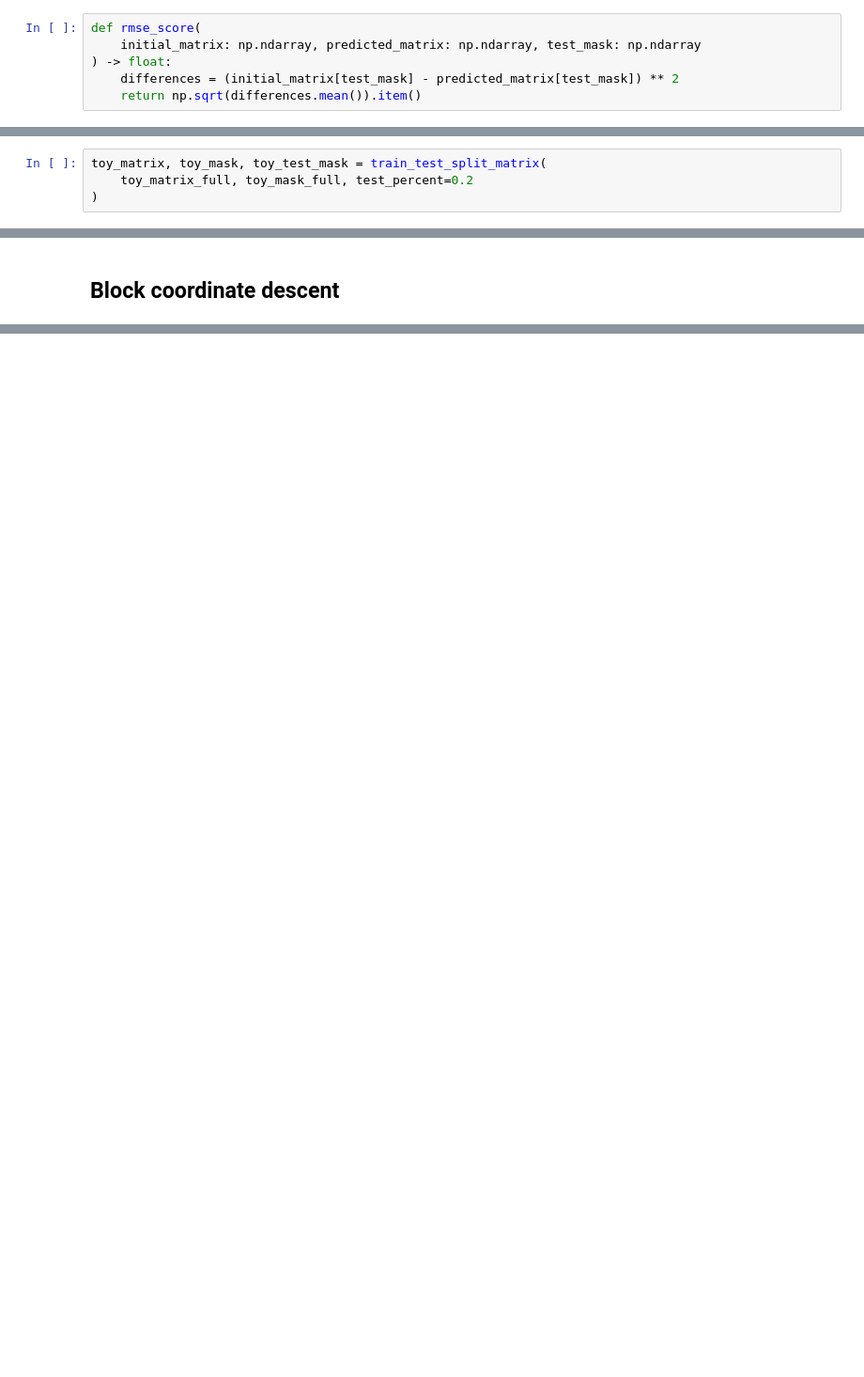
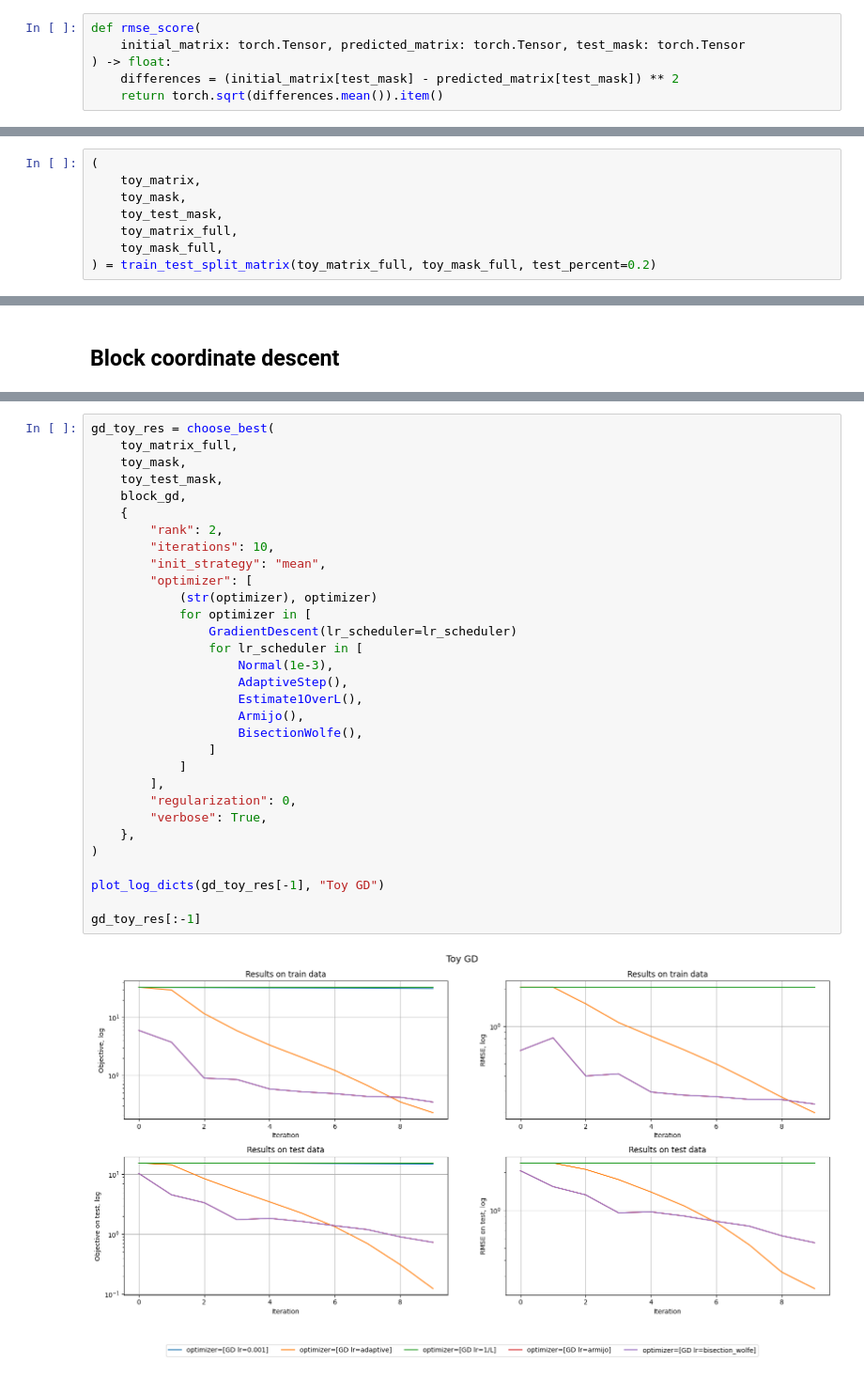
Before and after one commit to dsomni/hdda-f24, a Jupyter notebook: solution.ipynb, the cells around one changed output, grey strips where cells are left out. Shown at 94% size. Cells and saved outputs as stored; diff of their text form; blank space fills up the shorter version.

```diff
--- a/solution.ipynb
+++ b/solution.ipynb
@@ -45,9 +85,9 @@ def get_params_combinations_dict(possible_params_dict: dict[str, list]):
     ]
 # %%
 def rmse_score(
-    initial_matrix: np.ndarray, predicted_matrix: np.ndarray, test_mask: np.ndarray
+    initial_matrix: torch.Tensor, predicted_matrix: torch.Tensor, test_mask: torch.Tensor
 ) -> float:
     differences = (initial_matrix[test_mask] - predicted_matrix[test_mask]) ** 2
-    return np.sqrt(differences.mean()).item()
+    return torch.sqrt(differences.mean()).item()
 # %%
 def choose_best(
@@ -128,9 +218,13 @@ toy_matrix_full = np.array(
 
 toy_mask_full = toy_matrix_full != 0
 # %%
-toy_matrix, toy_mask, toy_test_mask = train_test_split_matrix(
-    toy_matrix_full, toy_mask_full, test_percent=0.2
-)
+(
+    toy_matrix,
+    toy_mask,
+    toy_test_mask,
+    toy_matrix_full,
+    toy_mask_full,
+) = train_test_split_matrix(toy_matrix_full, toy_mask_full, test_percent=0.2)
 # %% [markdown]
 ### Real data
 # %%
@@ -736,0 +927,33 @@ save_solution(svd_res[0], decimals=5)
+# %%
+gd_toy_res = choose_best(
+    toy_matrix_full,
+    toy_mask,
+    toy_test_mask,
+    block_gd,
+    {
+        "rank": 2,
+        "iterations": 10,
+        "init_strategy": "mean",
+        "optimizer": [
+            (str(optimizer), optimizer)
+            for optimizer in [
+                GradientDescent(lr_scheduler=lr_scheduler)
+                for lr_scheduler in [
+                    Normal(1e-3),
+                    AdaptiveStep(),
+                    Estimate1OverL(),
+                    Armijo(),
+                    BisectionWolfe(),
+                ]
+            ]
+        ],
+        "regularization": 0,
+        "verbose": True,
+    },
+)
+
+plot_log_dicts(gd_toy_res[-1], "Toy GD")
+
+gd_toy_res[:-1]
+# %% [output]
+[figure, added]
```
Also changed, not shown: parts of 56 cells of this notebook, 6 other files.
